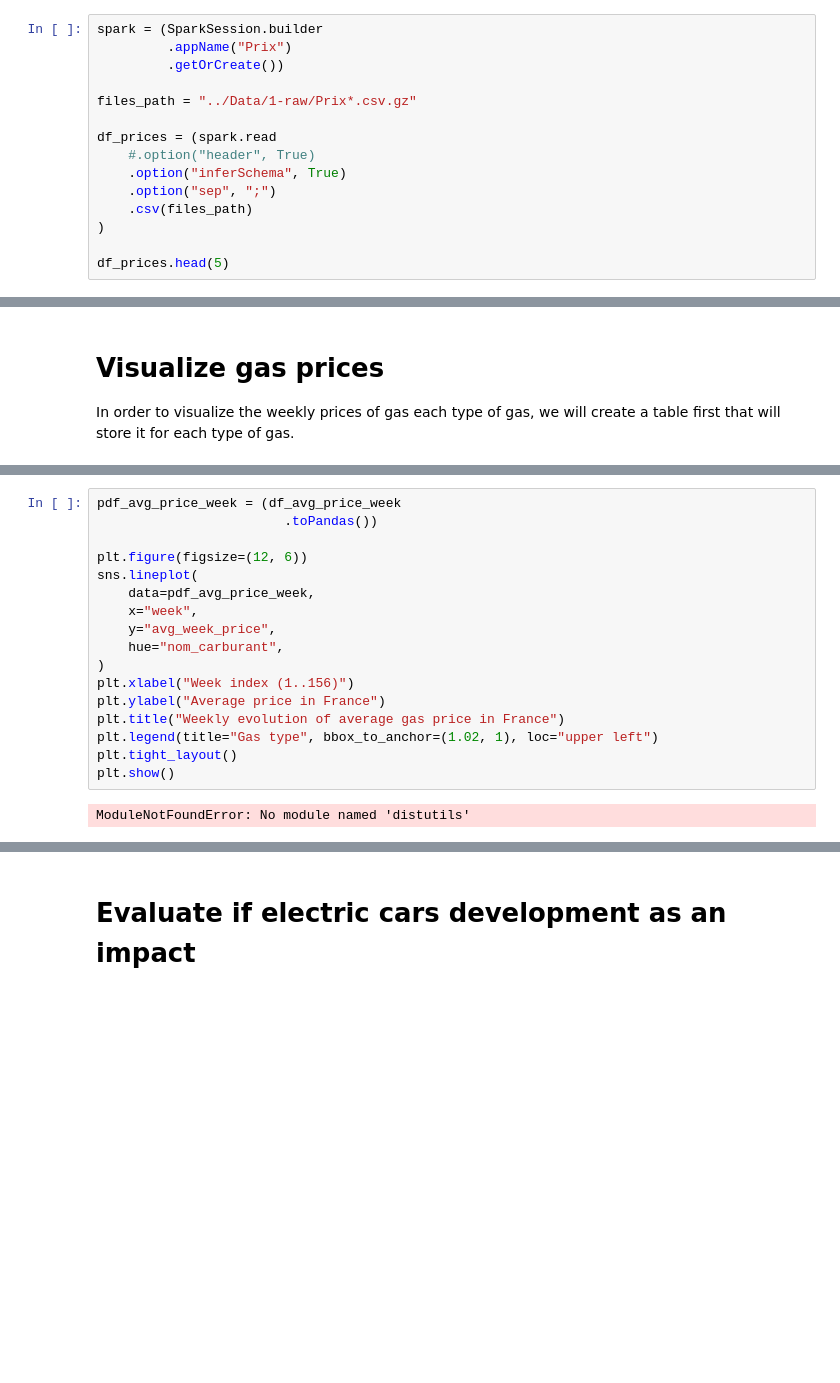
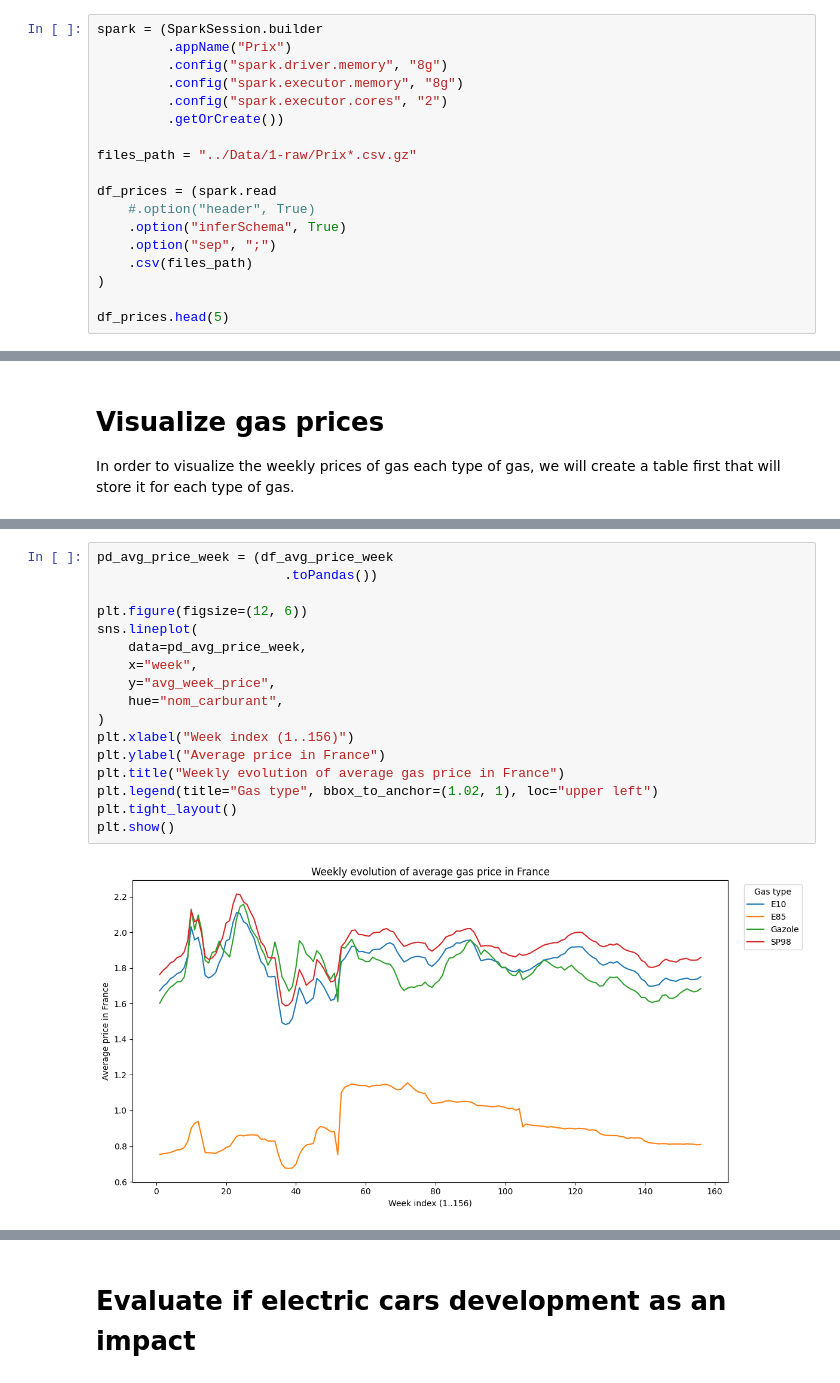
Before and after one commit to Mamadou2003/Spark_project_ensai, a Jupyter notebook: Notebook/main.ipynb, the cells around one changed output, grey strips where cells are left out. Cells and saved outputs as stored; diff of their text form; blank space fills up the shorter version.

```diff
--- a/Notebook/main.ipynb
+++ b/Notebook/main.ipynb
@@ -14,6 +14,9 @@ In the following, knowing that there is no header in the files and ";" is the se
 # %%
 spark = (SparkSession.builder
          .appName("Prix")
+         .config("spark.driver.memory", "8g")
+         .config("spark.executor.memory", "8g")
+         .config("spark.executor.cores", "2")
          .getOrCreate())
 
 files_path = "../Data/1-raw/Prix*.csv.gz"
@@ -337,23 +339,23 @@ df_avg_price_week.show(5)
 +----+-------------+------------------+
 only showing top 5 rows
 # %%
-pdf_avg_price_week = (df_avg_price_week
+pd_avg_price_week = (df_avg_price_week
                         .toPandas())
 
 plt.figure(figsize=(12, 6))
 sns.lineplot(
-    data=pdf_avg_price_week,
+    data=pd_avg_price_week,
     x="week",
     y="avg_week_price",
     hue="nom_carburant",
 )
 plt.xlabel("Week index (1..156)")
 plt.ylabel("Average price in France")
 plt.title("Weekly evolution of average gas price in France")
 plt.legend(title="Gas type", bbox_to_anchor=(1.02, 1), loc="upper left")
 plt.tight_layout()
 plt.show()
 # %% [output]
-ModuleNotFoundError: No module named 'distutils'
+[figure, added]
 # %% [markdown]
 # Model gas prices evolution
```
Also changed, not shown: parts of 8 cells of this notebook.
